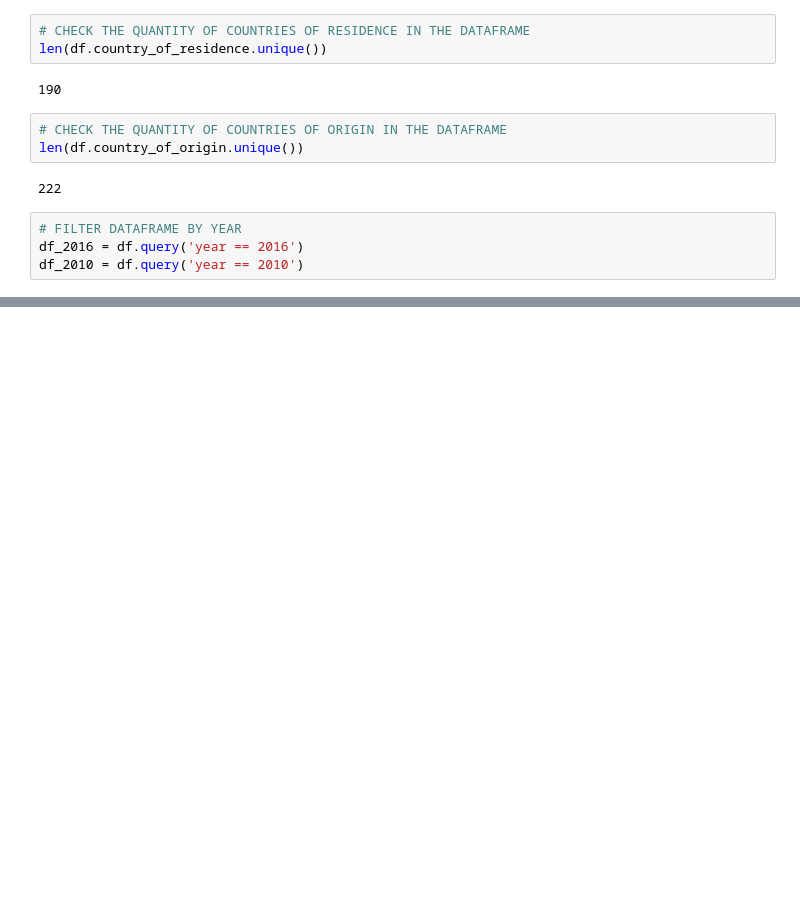
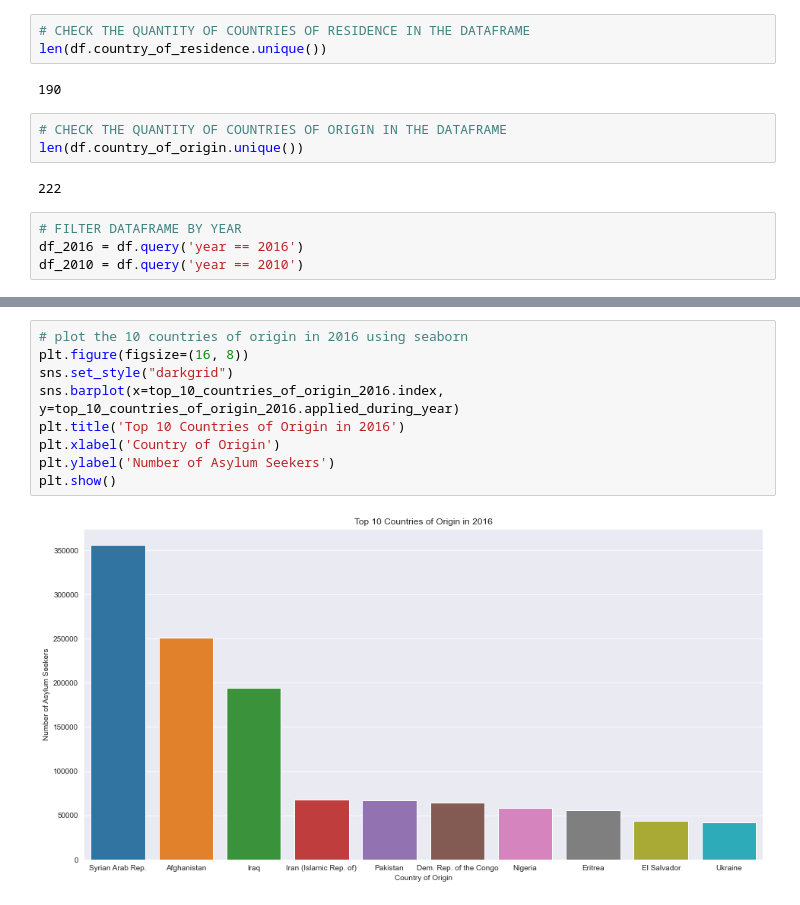
Before and after one commit to roblivesinottawa/immigration_canada_analysis, a Jupyter notebook: refugee_analysis/notebook/main.ipynb, the cells around one changed output, grey strips where cells are left out. Saved outputs shown, nothing was run; the diff lists cells and outputs as text; blank space fills up the shorter version.

```diff
--- a/refugee_analysis/notebook/main.ipynb
+++ b/refugee_analysis/notebook/main.ipynb
@@ -223,0 +254,11 @@ df_2010 = df.query('year == 2010')
+# %%
+# plot the 10 countries of origin in 2016 using seaborn
+plt.figure(figsize=(16, 8))
+sns.set_style("darkgrid")
+sns.barplot(x=top_10_countries_of_origin_2016.index, y=top_10_countries_of_origin_2016.applied_during_year)
+plt.title('Top 10 Countries of Origin in 2016')
+plt.xlabel('Country of Origin')
+plt.ylabel('Number of Asylum Seekers')
+plt.show()
+# %% [output]
+[figure, added]
```
Also changed, not shown: parts of 14 cells of this notebook.
